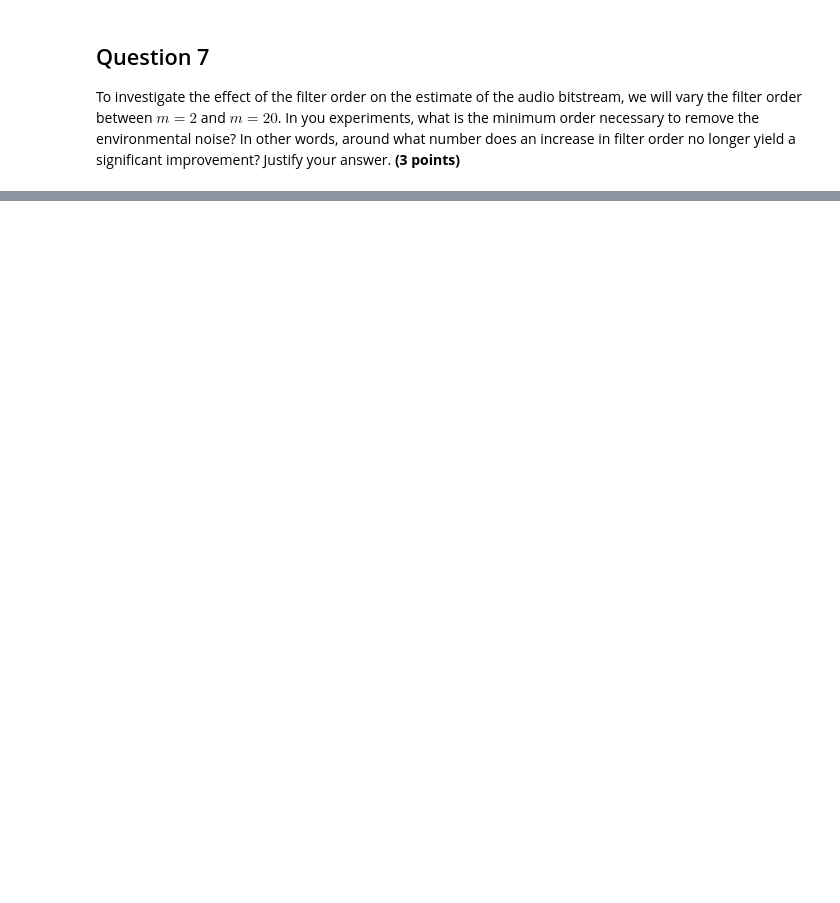
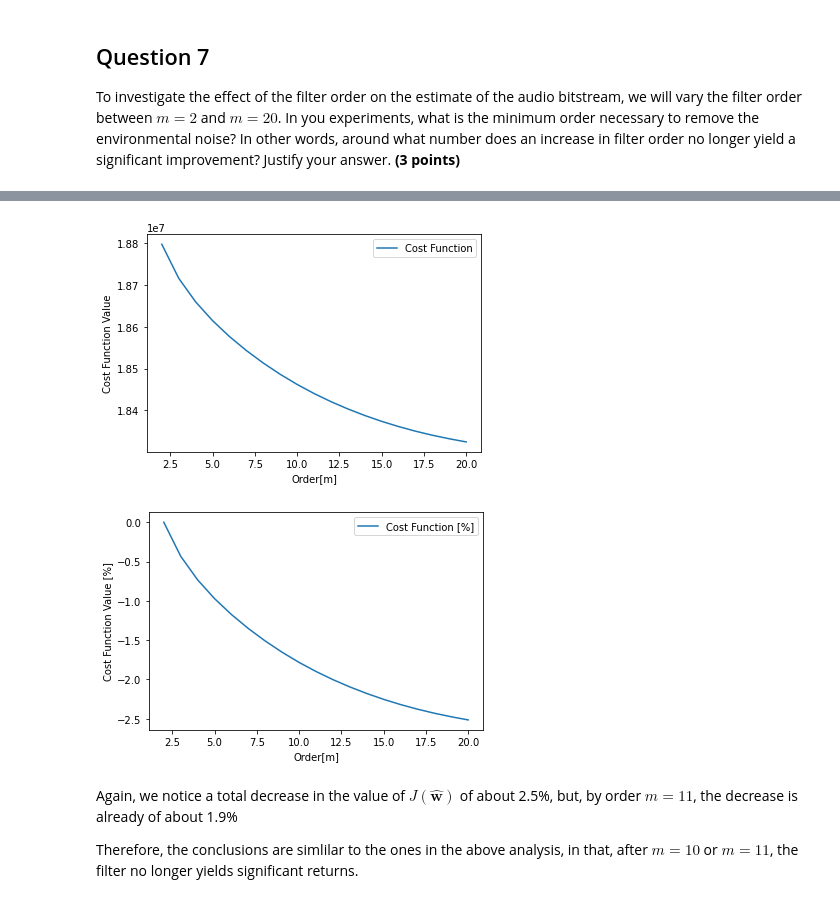
Before and after one commit to dsvarela/SSP, a Jupyter notebook: Assignment 2/SC42150_PythonAssignment2_AdaptiveNoiseCancelling.ipynb, the cells around one changed output, grey strips where cells are left out. Cells and saved outputs as stored; diff of their text form; code cells hidden in the pictures; blank space fills up the shorter version.

```diff
--- a/Assignment 2/SC42150_PythonAssignment2_AdaptiveNoiseCancelling.ipynb
+++ b/Assignment 2/SC42150_PythonAssignment2_AdaptiveNoiseCancelling.ipynb
@@ -231,0 +471,36 @@ _Insert the cells with your answer below._
+# %%
+def estimated_autocorrelation(x):
+    n = len(x)
+    x = x - x.mean()
+    r = np.correlate(x, x, mode = 'full')[-n:]
+    result = r/((np.arange(n, 0, -1)))
+    return result
+
+# Calculate autocorrelation of the original audio signal.
+rd = estimated_autocorrelation(og_audio)
+
+# Calculate Cost Function J(w) using J_hat and rd[0].
+J = rd[0]-J_hat
+
+# Plot the value of J(w) as a function of the order m.
+plt.figure(1)
+plt.plot(range(2,21),J, label = "Cost Function")
+plt.xlabel('Order[m]')
+plt.ylabel('Cost Function Value')
+plt.legend(loc="upper right")
+
+# Convert values to percentages.
+J_pc = (J/J[0] - 1)*100
+plt.figure(2)
+# Plot the value of J(w)[%] as a function of the order m.
+plt.plot(range(2,21),J_pc, label = "Cost Function [%]")
+plt.xlabel('Order[m]')
+plt.ylabel('Cost Function Value [%]')
+_= plt.legend(loc="upper right")
+# %% [output]
+[figure, added]
+[figure, added]
+# %% [markdown]
+Again, we notice a total decrease in the value of $J(\mathbf{\hat{w}})$ of about 2.5\%, but, by order $m=11$, the decrease is already of about 1.9\%
+
+Therefore, the conclusions are simlilar to the ones in the above analysis, in that, after $m=10$ or $m=11$, the filter no longer yields significant returns.
```
Also changed, not shown: parts of 29 cells of this notebook, 20 other files.
